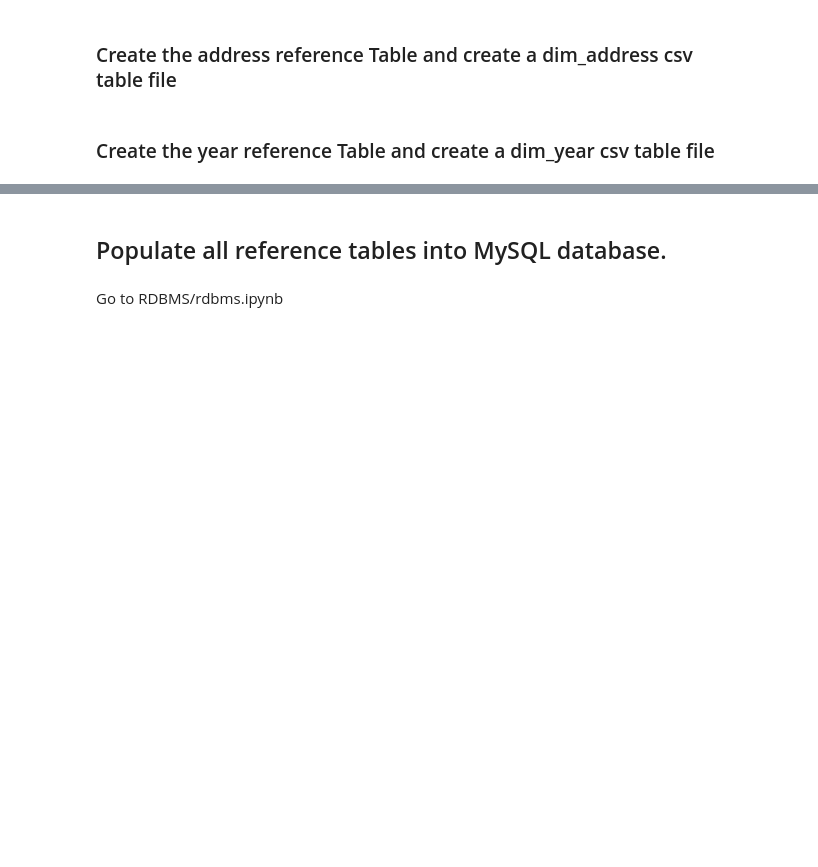
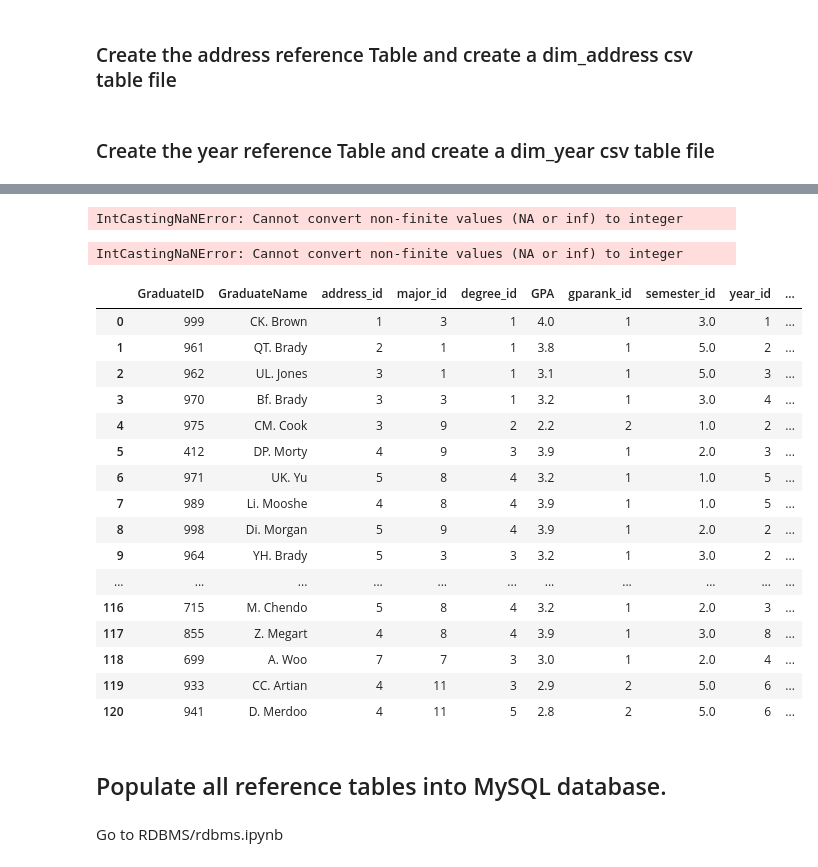
Before and after one commit to JoshuaFarara/DataWarehouse_ProjectReport, a Jupyter notebook: CreateFactDimTables.ipynb, the cells around one changed output, grey strips where cells are left out. Saved outputs shown, nothing was run; the diff lists cells and outputs as text; code cells hidden in the pictures; blank space fills up the shorter version.

Commit message:
Changes to be committed: 	modified:   CreateFactDimTables.ipynb 	new file:   RDBMS/.ipynb_checkpoints/transform-checkpoint.ipynb 	new file:   RDBMS/transform.ipynb

```diff
--- a/CreateFactDimTables.ipynb
+++ b/CreateFactDimTables.ipynb
@@ -193,3 +195,50 @@ dim_year = dim_year.to_csv(r'C:\Users\User\Documents\School\FallGrad2023\DW\Data
+# %%
+dim_major = pd.read_csv(r"C:\Users\User\Documents\School\FallGrad2023\DW\DataWarehouse_ProjectReport\data\DimensionTables\dim_major.csv")
+dim_degree = pd.read_csv(r"C:\Users\User\Documents\School\FallGrad2023\DW\DataWarehouse_ProjectReport\data\DimensionTables\dim_degree.csv")
+dim_gparank = pd.read_csv(r"C:\Users\User\Documents\School\FallGrad2023\DW\DataWarehouse_ProjectReport\data\DimensionTables\dim_gparank.csv")
+dim_semester = pd.read_csv(r"C:\Users\User\Documents\School\FallGrad2023\DW\DataWarehouse_ProjectReport\data\DimensionTables\dim_semester.csv")
+dim_status = pd.read_csv(r"C:\Users\User\Documents\School\FallGrad2023\DW\DataWarehouse_ProjectReport\data\DimensionTables\dim_status.csv")
+dim_address = pd.read_csv(r"C:\Users\User\Documents\School\FallGrad2023\DW\DataWarehouse_ProjectReport\data\DimensionTables\dim_address.csv")
+dim_year = pd.read_csv(r"C:\Users\User\Documents\School\FallGrad2023\DW\DataWarehouse_ProjectReport\data\DimensionTables\dim_year.csv")
+# %%
+# pop_Integrated_Data['MajorID'] = pd.to_numeric(pop_Integrated_Data['MajorID'], errors='coerce')
+transformed_data = pop_Integrated_Data.merge(dim_major, left_on='MajorID', right_on='major_name', how='left')
+transformed_data = transformed_data.merge(dim_degree, left_on='DegreeID', right_on='degree_name', how='left')
+transformed_data = transformed_data.merge(dim_gparank, left_on='GPARankID', right_on='gparank', how='left')
+transformed_data = transformed_data.merge(dim_semester, left_on='SemesterID', right_on='semester_abbreviation', how='left')
+transformed_data = transformed_data.merge(dim_status, left_on='StatusID', right_on='status_name', how='left')
+transformed_data = transformed_data.merge(dim_address, left_on='AddressID', right_on='address_city', how='left')
+transformed_data = transformed_data.merge(dim_year, left_on='YearID', right_on='year', how='left')
+transformed_data['semester_id'] = transformed_data['semester_id'].astype(int)
+transformed_data['status_id'] = transformed_data['status_id'].astype(int)
+fact_data = transformed_data[['GraduateID', 'GraduateName', 'address_id', 'major_id', 'degree_id','GPA','gparank_id', 'semester_id', 'year_id', 'status_id']]
+# %% [output]
+IntCastingNaNError: Cannot convert non-finite values (NA or inf) to integer
+# %%
+transformed_data['semester_id'] = transformed_data['semester_id'].astype(int)
+transformed_data['status_id'] = transformed_data['status_id'].astype(int)
+# %% [output]
+IntCastingNaNError: Cannot convert non-finite values (NA or inf) to integer
+# %%
+fact_data
+# %% [output]
+|  | GraduateID | GraduateName | address_id | major_id | degree_id | GPA | gparank_id | semester_id | year_id | ... |
+| 0 | 999 | CK. Brown | 1 | 3 | 1 | 4.0 | 1 | 3.0 | 1 | ... |
+| 1 | 961 | QT. Brady | 2 | 1 | 1 | 3.8 | 1 | 5.0 | 2 | ... |
+| 2 | 962 | UL. Jones | 3 | 1 | 1 | 3.1 | 1 | 5.0 | 3 | ... |
+| 3 | 970 | Bf. Brady | 3 | 3 | 1 | 3.2 | 1 | 3.0 | 4 | ... |
+| 4 | 975 | CM. Cook | 3 | 9 | 2 | 2.2 | 2 | 1.0 | 2 | ... |
+| 5 | 412 | DP. Morty | 4 | 9 | 3 | 3.9 | 1 | 2.0 | 3 | ... |
+| 6 | 971 | UK. Yu | 5 | 8 | 4 | 3.2 | 1 | 1.0 | 5 | ... |
+| 7 | 989 | Li. Mooshe | 4 | 8 | 4 | 3.9 | 1 | 1.0 | 5 | ... |
+| 8 | 998 | Di. Morgan | 5 | 9 | 4 | 3.9 | 1 | 2.0 | 2 | ... |
+| 9 | 964 | YH. Brady | 5 | 3 | 3 | 3.2 | 1 | 3.0 | 2 | ... |
+| ... | ... | ... | ... | ... | ... | ... | ... | ... | ... | ... |
+| 116 | 715 | M. Chendo | 5 | 8 | 4 | 3.2 | 1 | 2.0 | 3 | ... |
+| 117 | 855 | Z. Megart | 4 | 8 | 4 | 3.9 | 1 | 3.0 | 8 | ... |
+| 118 | 699 | A. Woo | 7 | 7 | 3 | 3.0 | 1 | 2.0 | 4 | ... |
+| 119 | 933 | CC. Artian | 4 | 11 | 3 | 2.9 | 2 | 5.0 | 6 | ... |
+| 120 | 941 | D. Merdoo | 4 | 11 | 5 | 2.8 | 2 | 5.0 | 6 | ... |
 # %% [markdown]
 ## Populate all reference tables into MySQL database.
 # %% [markdown]
```
Also changed, not shown: parts of 3 cells of this notebook, 1 other file.
